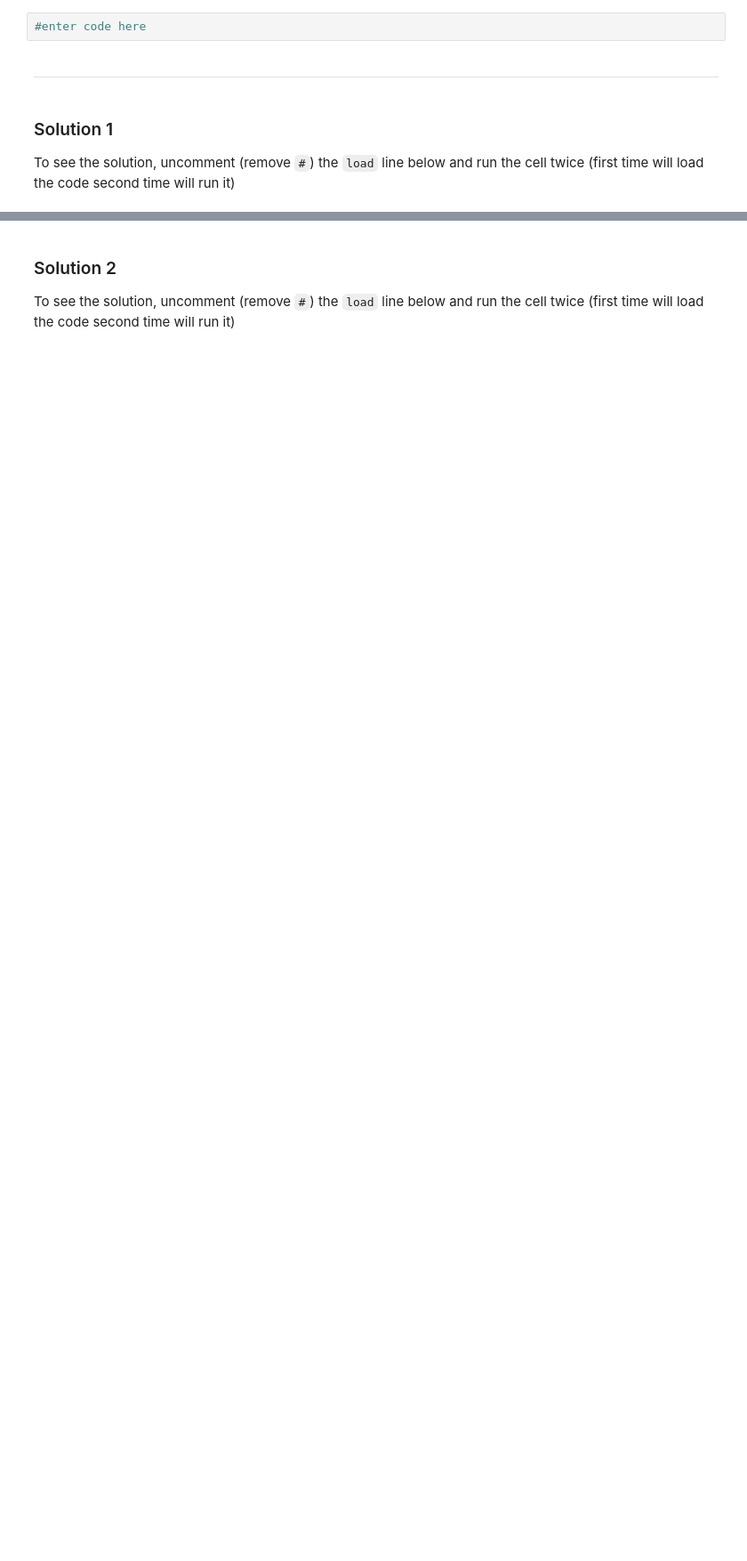
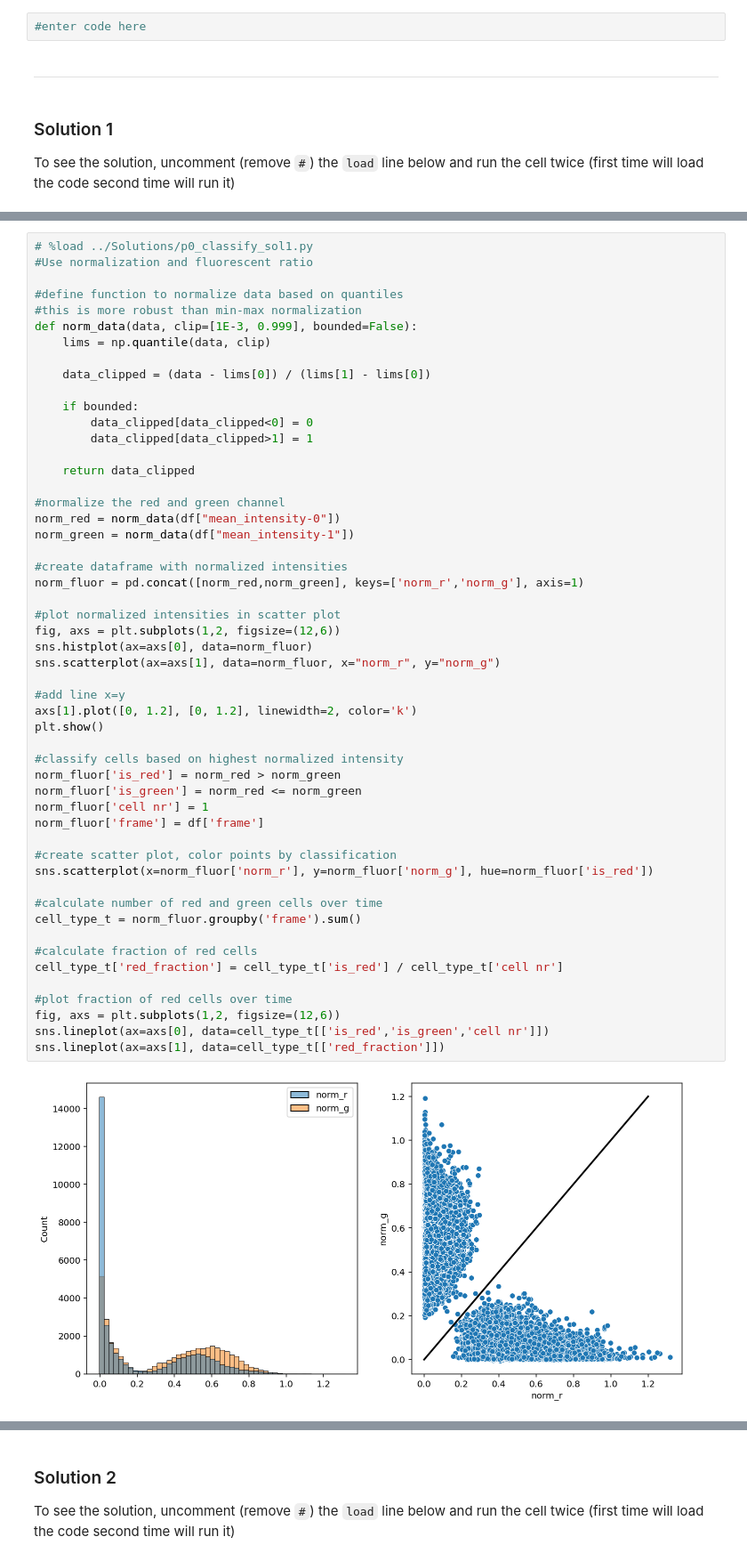
Before and after one commit to sib-swiss/spring_school_bioinformatics_microbiology, a Jupyter notebook: projects/project2/Project2A/2_explore_data_with_pandas.ipynb, the cells around one changed output, grey strips where cells are left out. Shown at 89% size. Saved outputs shown, nothing was run; the diff lists cells and outputs as text; blank space fills up the shorter version.

```diff
--- a/projects/project2/Project2A/2_explore_data_with_pandas.ipynb
+++ b/projects/project2/Project2A/2_explore_data_with_pandas.ipynb
@@ -169,0 +229,54 @@ To see the solution, uncomment (remove `#`) the `load` line below and run the ce
+# %%
+# %load ../Solutions/p0_classify_sol1.py
+#Use normalization and fluorescent ratio
+
+#define function to normalize data based on quantiles
+#this is more robust than min-max normalization
+def norm_data(data, clip=[1E-3, 0.999], bounded=False):
+    lims = np.quantile(data, clip)
+
+    data_clipped = (data - lims[0]) / (lims[1] - lims[0])
+
+    if bounded:
+        data_clipped[data_clipped<0] = 0
+        data_clipped[data_clipped>1] = 1
+
+    return data_clipped
+
+#normalize the red and green channel
+norm_red = norm_data(df["mean_intensity-0"])
+norm_green = norm_data(df["mean_intensity-1"])
+
+#create dataframe with normalized intensities
+norm_fluor = pd.concat([norm_red,norm_green], keys=['norm_r','norm_g'], axis=1)
+
+#plot normalized intensities in scatter plot
+fig, axs = plt.subplots(1,2, figsize=(12,6))
+sns.histplot(ax=axs[0], data=norm_fluor)
+sns.scatterplot(ax=axs[1], data=norm_fluor, x="norm_r", y="norm_g")
+
+#add line x=y
+axs[1].plot([0, 1.2], [0, 1.2], linewidth=2, color='k')
+plt.show()
+
+#classify cells based on highest normalized intensity
+norm_fluor['is_red'] = norm_red > norm_green
+norm_fluor['is_green'] = norm_red <= norm_green
+norm_fluor['cell nr'] = 1
+norm_fluor['frame'] = df['frame']
+
+#create scatter plot, color points by classification
+sns.scatterplot(x=norm_fluor['norm_r'], y=norm_fluor['norm_g'], hue=norm_fluor['is_red'])
+
+#calculate number of red and green cells over time
+cell_type_t = norm_fluor.groupby('frame').sum()
+
+#calculate fraction of red cells
+cell_type_t['red_fraction'] = cell_type_t['is_red'] / cell_type_t['cell nr']
+
+#plot fraction of red cells over time
+fig, axs = plt.subplots(1,2, figsize=(12,6))
+sns.lineplot(ax=axs[0], data=cell_type_t[['is_red','is_green','cell nr']])
+sns.lineplot(ax=axs[1], data=cell_type_t[['red_fraction']])
+# %% [output]
+[figure, added]
```
Also changed, not shown: parts of 15 cells of this notebook, 5 other files.
